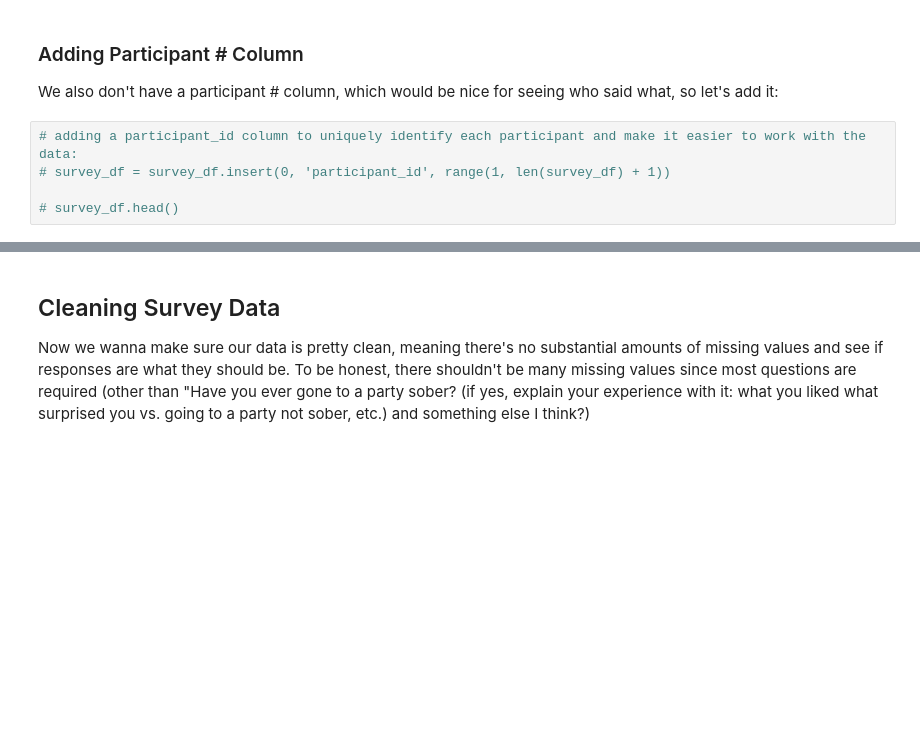
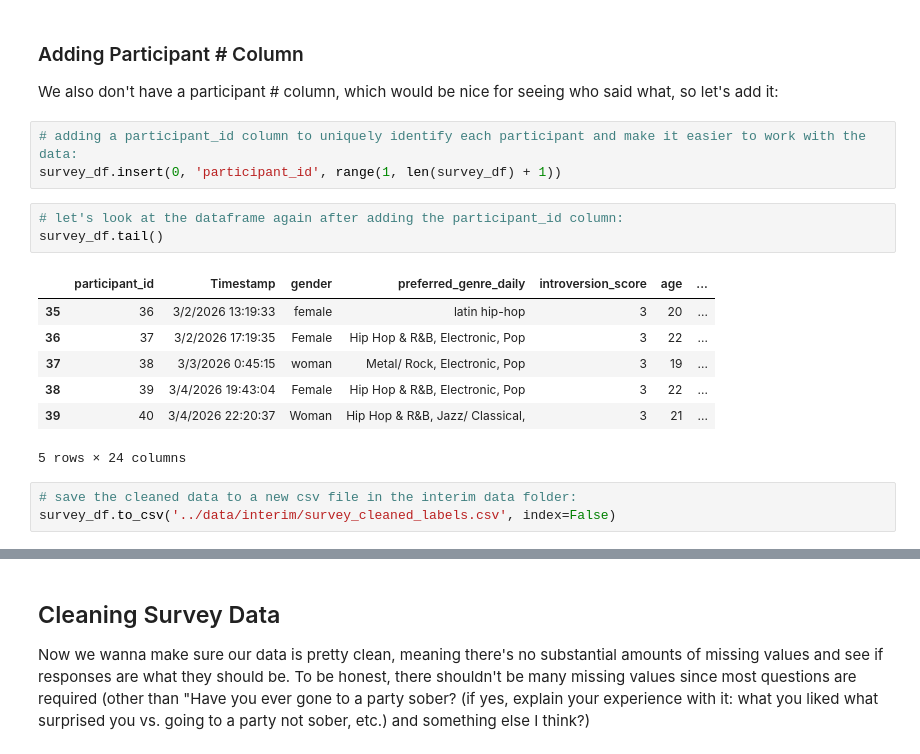
Before and after one commit to aranzahv4/music-motivation-survey-repo, a Jupyter notebook: notebooks/preparing_survey_data.ipynb, the cells around one changed output, grey strips where cells are left out. Saved outputs shown, nothing was run; the diff lists cells and outputs as text; blank space fills up the shorter version.

Commit message:
added interim survey df and started cleaning survey

```diff
--- a/notebooks/preparing_survey_data.ipynb
+++ b/notebooks/preparing_survey_data.ipynb
@@ -187,6 +187,18 @@ So minus the timestamp, there's 22 questions total.
 We also don't have a participant # column, which would be nice for seeing who said what, so let's add it:
 # %%
 # adding a participant_id column to uniquely identify each participant and make it easier to work with the data:
-# survey_df = survey_df.insert(0, 'participant_id', range(1, len(survey_df) + 1))
-
-# survey_df.head()
+survey_df.insert(0, 'participant_id', range(1, len(survey_df) + 1))
+# %%
+# let's look at the dataframe again after adding the participant_id column:
+survey_df.tail()
+# %% [output]
+|  | participant_id | Timestamp | gender | preferred_genre_daily | introversion_score | age | ... |
+| 35 | 36 | 3/2/2026 13:19:33 | female | latin hip-hop | 3 | 20 | ... |
+| 36 | 37 | 3/2/2026 17:19:35 | Female | Hip Hop & R&B, Electronic, Pop | 3 | 22 | ... |
+| 37 | 38 | 3/3/2026 0:45:15 | woman | Metal/ Rock, Electronic, Pop | 3 | 19 | ... |
+| 38 | 39 | 3/4/2026 19:43:04 | Female | Hip Hop & R&B, Electronic, Pop | 3 | 22 | ... |
+| 39 | 40 | 3/4/2026 22:20:37 | Woman | Hip Hop & R&B, Jazz/ Classical, | 3 | 21 | ... |
+5 rows × 24 columns
+# %%
+# save the cleaned data to a new csv file in the interim data folder:
+survey_df.to_csv('../data/interim/survey_cleaned_labels.csv', index=False)
```
Also changed, not shown: parts of 6 cells of this notebook, 3 other files.
